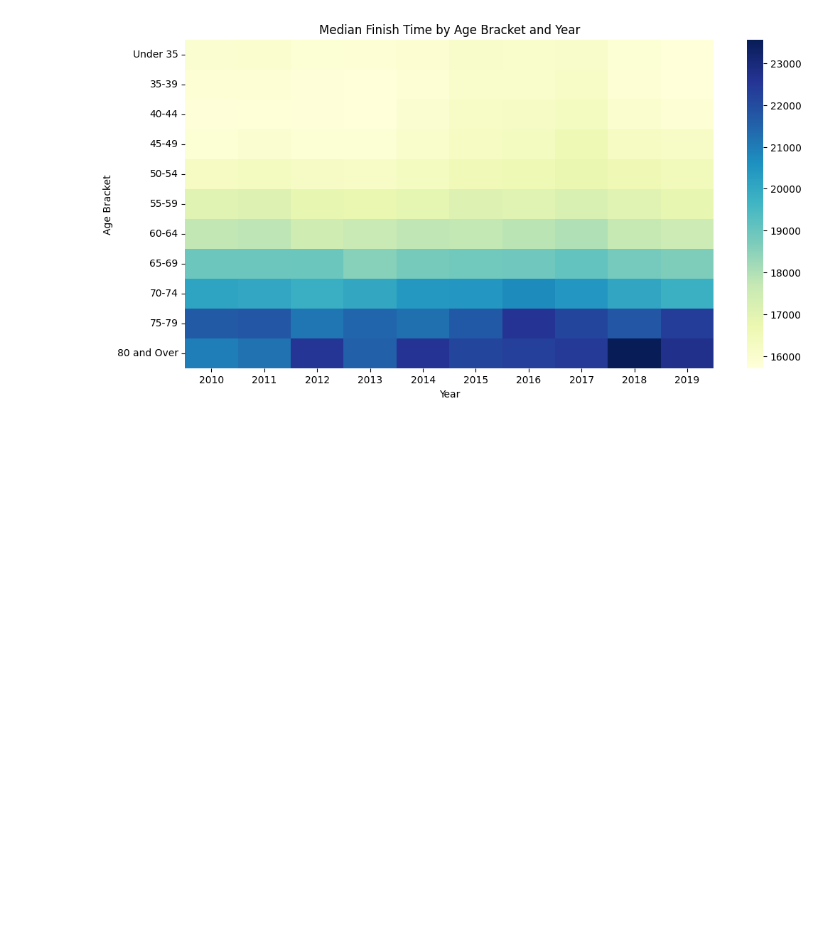
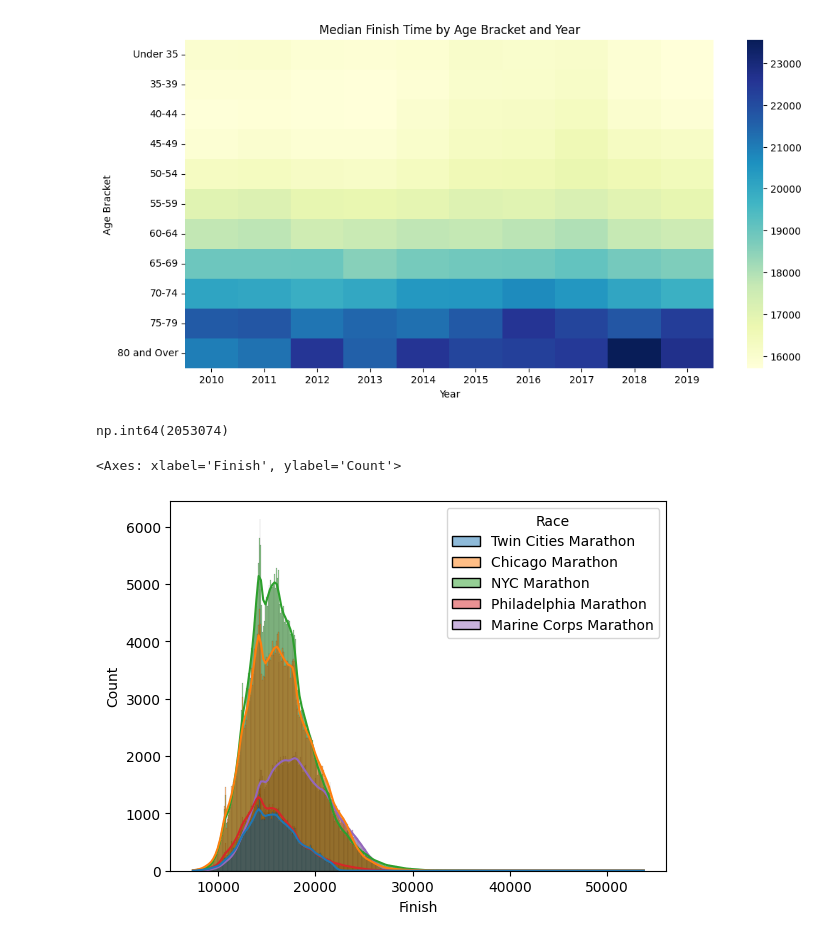
Before and after one commit to vitistatyagi/Marathon_EDA, a Jupyter notebook: marathon.ipynb, the cells around one changed output. Drawn from its saved outputs; the diff is of its cells as text; code cells hidden in the pictures; blank space fills up the shorter version.

Commit message:
Updated README and did some race, yealry and runners analysis.

```diff
--- a/marathon.ipynb
+++ b/marathon.ipynb
@@ -268,3 +269,18 @@ plt.title('Median Finish Time by Age Bracket and Year')
 # %% [output]
 Text(0.5, 1.0, 'Median Finish Time by Age Bracket and Year')
 [figure]
+# %%
+df['Race'].count()
+# %% [output]
+np.int64(2053074)
+# %%
+top_5= df.groupby('Race')['Name'].count().sort_values(ascending=False).head(5)
+sns.histplot(
+    data= df[df['Race'].isin(top_5.index)],
+    x='Finish',
+    hue='Race',
+    kde=True
+)
+# %% [output]
+<Axes: xlabel='Finish', ylabel='Count'>
+[figure, added]
```
Also changed, not shown: parts of 5 cells of this notebook, 1 other file.
